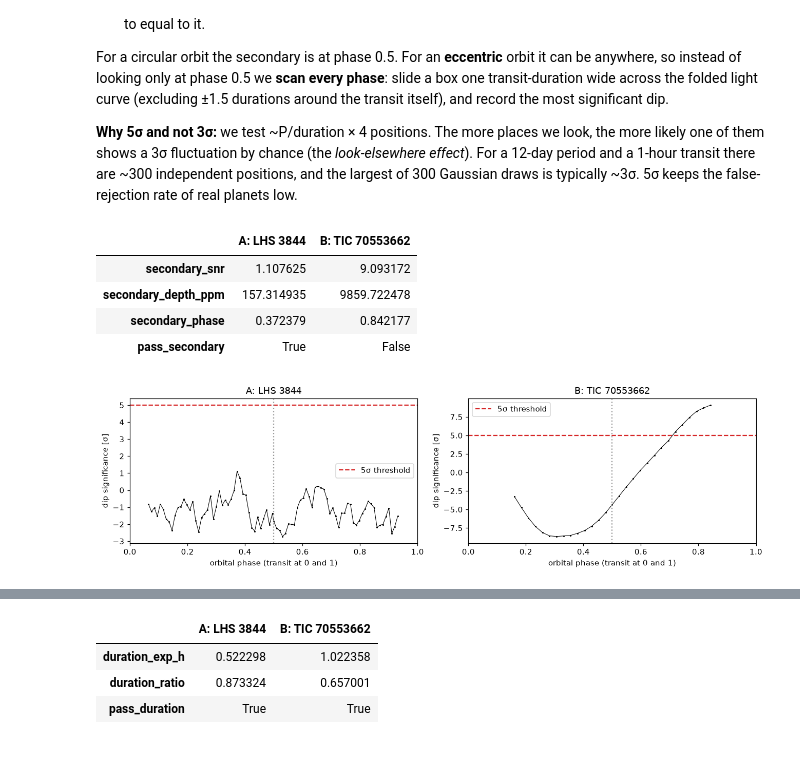
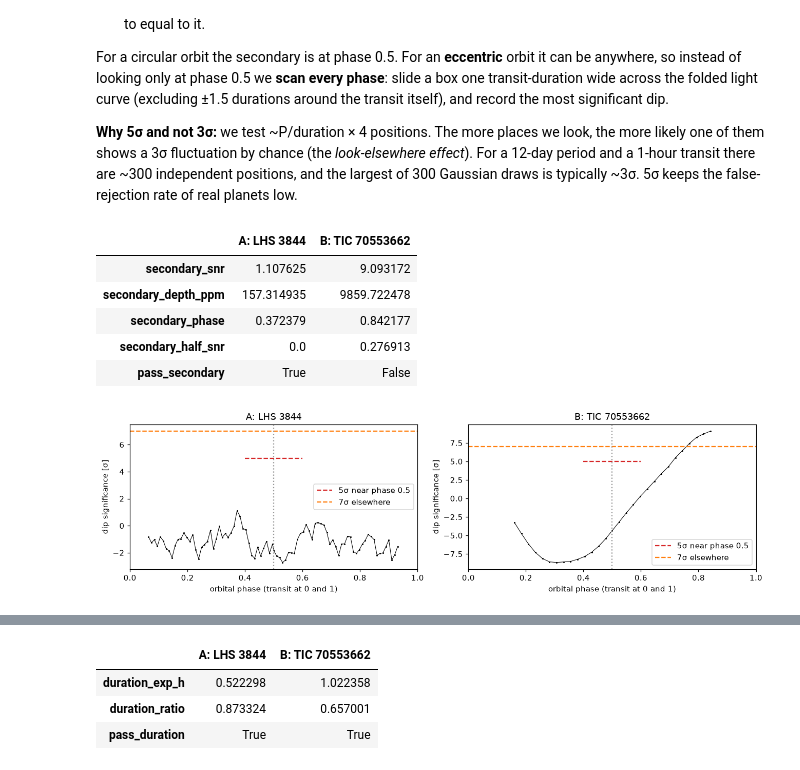
Before and after one commit to josejorgers/exoplanets-research, a Jupyter notebook: notebooks/pipeline-5-vet-walkthrough.ipynb, the cells around one changed output, grey strips where cells are left out. Drawn from its saved outputs; the diff is of its cells as text; code cells hidden in the pictures.

```diff
--- a/notebooks/pipeline-5-vet-walkthrough.ipynb
+++ b/notebooks/pipeline-5-vet-walkthrough.ipynb
@@ -268,11 +268,12 @@ def prepare(tic_id):
     '''Everything the tests share for one star: light curve arrays, ephemeris, masks, noise.'''
     s, lc = search.loc[tic_id], load_lc(tic_id)
     t, y = lc["time"].values, lc["flux"].values
+    yraw = lc["flux_raw"].values if "flux_raw" in lc else np.full(len(t), np.nan)  # before flattening (§10.5)
     dur = s.duration_h / 24  # days
     dt = phase_time(t, s.period, s.T0)
     in_tr = np.abs(dt) < dur / 2  # inside the transit
     oot = np.abs(dt) > dur  # safely outside (1 duration margin each side)
-    return dict(tic_id=tic_id, s=s, t=t, y=y, dur=dur, dt=dt, in_tr=in_tr, oot=oot,
+    return dict(tic_id=tic_id, s=s, t=t, y=y, yraw=yraw, dur=dur, dt=dt, in_tr=in_tr, oot=oot,
                 noise=noise_model(t, y, oot, dur))
 
 
@@ -343,9 +344,11 @@ THRESH = dict(
     edge_coverage_min=0.5,    # §5.3  a transit needs >= 50 % of the expected points on each side
     scatter_ratio_max=2.0,    # §5.3  in-transit scatter (central half) / local scatter above this = noisy transit
     odd_even_sigma_max=3.0,   # §6
-    secondary_snr_max=5.0,    # §7    5 sigma because we search many phases (look-elsewhere)
-    dur_ratio_min=1 / 3,      # §8.1  observed / expected central-transit duration
-    dur_ratio_max=3.0,
+    secondary_snr_max=5.0,    # §7    a dip >= 5 sigma within +-0.1 of phase 0.5 (circular-orbit EB) ...
+    secondary_phase_window=0.1,
+    secondary_snr_max_any=7.0,  # §7  ... or >= 7 sigma at any other phase (eccentric EB)
+    dur_ratio_min=0.0,        # §8.1  observed / expected central-transit duration: no lower bound (grazing) ...
+    dur_ratio_max=1.5,        # §8.1  ... and at most 1.5x (eccentricity, TIC density errors)
     rp_earth_max=16.8,        # §8.2  1.5 Jupiter radii
     var_fap_max=1e-3,         # §9    the periodogram peak must be significant ...
     var_harmonic_tol=1.0,     # §9    ... at a harmonic of the TLS frequency, within 1/baseline ...
@@ -355,6 +358,9 @@ THRESH = dict(
     v_shape_max=0.3,          # §10.1 soft: flat-bottom fraction T23/T14 below this = V-shaped
     centroid_sigma_max=3.0,   # §10.2 soft
     contratio_max=0.5,        # §10.3 soft
+    rot_fap_max=1e-3,         # §10.5 information only: significant periodicity in the RAW flux ...
+    rot_harmonic_tol=1.0,     # §10.5 ... P_tls = P_rot, 2 P_rot or P_rot/2 within 1/baseline ...
+    rot_amp_frac_min=0.5,     # §10.5 ... with semi-amplitude >= half the depth
 )
 # %% [markdown]
 ### 4.1 SDE ≥ 9
@@ -790,43 +796,51 @@ of 300 Gaussian draws is typically ~3σ. 5σ keeps the false-rejection rate of r
 # %%
 def test_secondary(p) -> dict:
     s, y, dt, dur, noise = p["s"], p["y"], p["dt"], p["dur"], p["noise"]
     P = s.period
     best = {"secondary_snr": 0.0, "secondary_depth_ppm": np.nan, "secondary_phase": np.nan}
+    best_half = 0.0  # strongest dip within secondary_phase_window of phase 0.5
     scan = []
     for c in np.arange(-P / 2, P / 2, dur / 4):
         if abs(c) < 1.5 * dur or P - abs(c) < 1.5 * dur:  # skip the primary transit itself
             continue
         dist = np.abs((dt - c + P / 2) % P - P / 2)  # distance to the box centre, wrapping around the phase
         m = dist < dur / 2
         if m.sum() < 3:
             continue
         d, e = depth_and_err(y, m, noise)
         scan.append(((c / P) % 1, d / e))
+        if abs((c / P) % 1 - 0.5) < THRESH["secondary_phase_window"]:
+            best_half = max(best_half, d / e)
         if d / e > best["secondary_snr"]:
             best = {"secondary_snr": d / e, "secondary_depth_ppm": d * 1e6, "secondary_phase": (c / P) % 1}
-    best["pass_secondary"] = bool(best["secondary_snr"] < THRESH["secondary_snr_max"])
+    best["secondary_half_snr"] = best_half
+    best["pass_secondary"] = bool(best_half < THRESH["secondary_snr_max"]
+                                  and best["secondary_snr"] < THRESH["secondary_snr_max_any"])
     p["secondary_scan"] = np.array(sorted(scan))  # (phase, sigma) sorted by phase; kept for plotting only
     return best
 
 
 pd.DataFrame({STARS[t]: test_secondary(prep[t]) for t in STARS})
 # %% [output]
 |  | A: LHS 3844 | B: TIC 70553662 |
 | secondary_snr | 1.107625 | 9.093172 |
 | secondary_depth_ppm | 157.314935 | 9859.722478 |
 | secondary_phase | 0.372379 | 0.842177 |
+| secondary_half_snr | 0.0 | 0.276913 |
 | pass_secondary | True | False |
 # %%
 fig, axes = plt.subplots(1, 2, figsize=(12, 3.5))
 for ax, tic in zip(axes, STARS):
     sc = prep[tic]["secondary_scan"]
     ax.plot(sc[:, 0], sc[:, 1], ".-", ms=2, lw=0.7, color="k")
-    ax.axhline(THRESH["secondary_snr_max"], color="C3", ls="--", label="5σ threshold")
+    w = THRESH["secondary_phase_window"]
+    ax.hlines(THRESH["secondary_snr_max"], 0.5 - w, 0.5 + w, color="C3", ls="--", label="5σ near phase 0.5")
+    ax.axhline(THRESH["secondary_snr_max_any"], color="C1", ls="--", label="7σ elsewhere")
     ax.axvline(0.5, color="0.6", ls=":"); ax.set_xlim(0, 1)
     ax.set_xlabel("orbital phase (transit at 0 and 1)"); ax.set_ylabel("dip significance [σ]")
     ax.set_title(STARS[tic]); ax.legend()
 plt.tight_layout()
 # %% [output]
-[figure, old version]
+[figure, new version]
 # %% [markdown]
 A: the scan is pure noise, within ±3σ everywhere.
```
Also changed, not shown: parts of 9 cells of this notebook, 30 other files.
